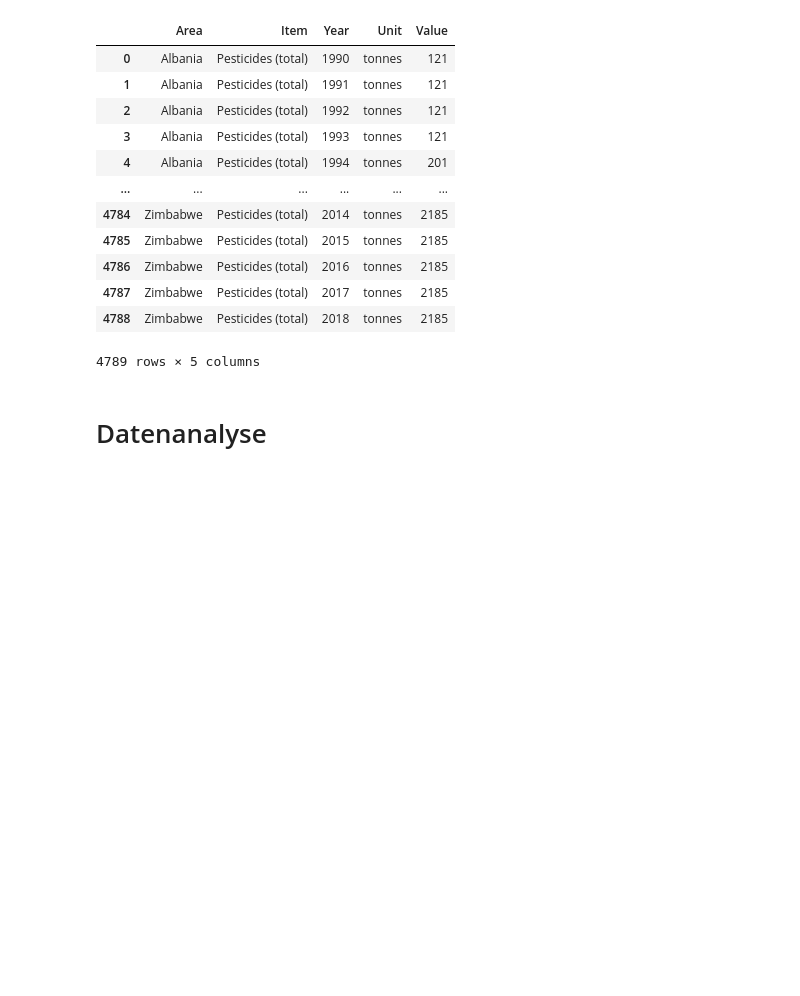
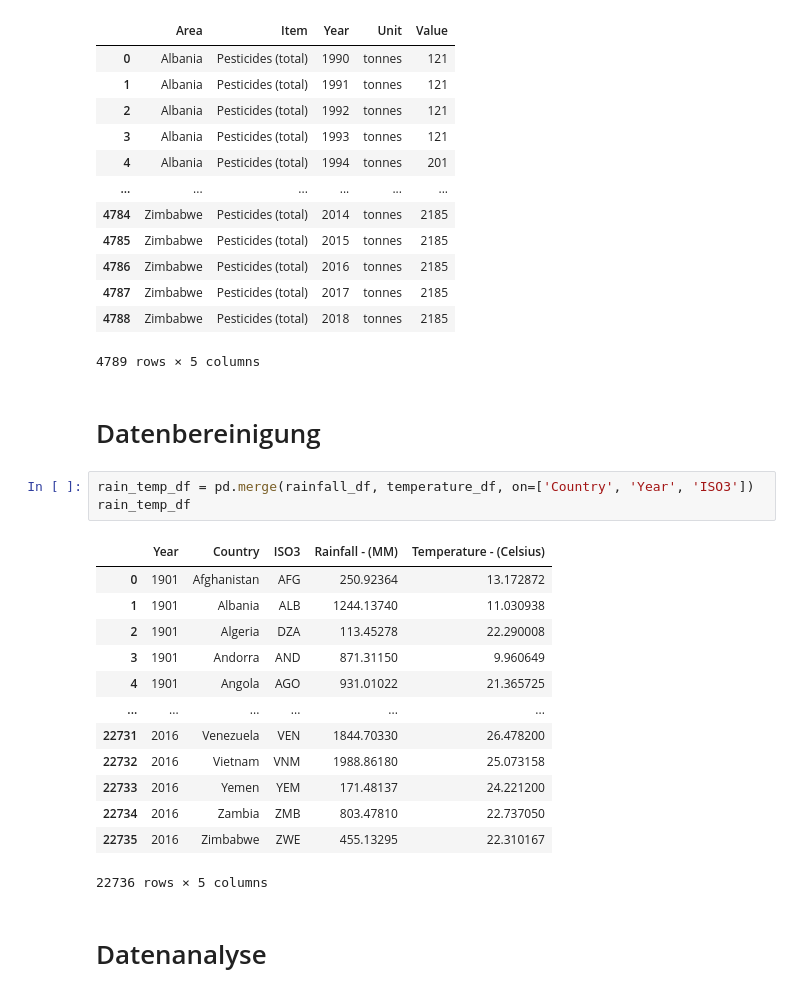
Before and after one commit to Drinkler/Yield-Prediction, a Jupyter notebook: Yield_Prediction.ipynb, the cells around one changed output. Saved outputs shown, nothing was run; the diff lists cells and outputs as text; blank space fills up the shorter version.

Commit message:
start datenbereinigung

```diff
--- a/Yield_Prediction.ipynb
+++ b/Yield_Prediction.ipynb
@@ -358,6 +358,25 @@ pesticides_df
 | 4787 | Zimbabwe | Pesticides (total) | 2017 | tonnes | 2185 |
 | 4788 | Zimbabwe | Pesticides (total) | 2018 | tonnes | 2185 |
 4789 rows × 5 columns
+# %% [markdown]
+# Datenbereinigung
+# %%
+rain_temp_df = pd.merge(rainfall_df, temperature_df, on=['Country', 'Year', 'ISO3'])
+rain_temp_df
+# %% [output]
+|  | Year | Country | ISO3 | Rainfall - (MM) | Temperature - (Celsius) |
+| 0 | 1901 | Afghanistan | AFG | 250.92364 | 13.172872 |
+| 1 | 1901 | Albania | ALB | 1244.13740 | 11.030938 |
+| 2 | 1901 | Algeria | DZA | 113.45278 | 22.290008 |
+| 3 | 1901 | Andorra | AND | 871.31150 | 9.960649 |
+| 4 | 1901 | Angola | AGO | 931.01022 | 21.365725 |
+| ... | ... | ... | ... | ... | ... |
+| 22731 | 2016 | Venezuela | VEN | 1844.70330 | 26.478200 |
+| 22732 | 2016 | Vietnam | VNM | 1988.86180 | 25.073158 |
+| 22733 | 2016 | Yemen | YEM | 171.48137 | 24.221200 |
+| 22734 | 2016 | Zambia | ZMB | 803.47810 | 22.737050 |
+| 22735 | 2016 | Zimbabwe | ZWE | 455.13295 | 22.310167 |
+22736 rows × 5 columns
 # %% [markdown]
 # Datenanalyse
 # %%
```
